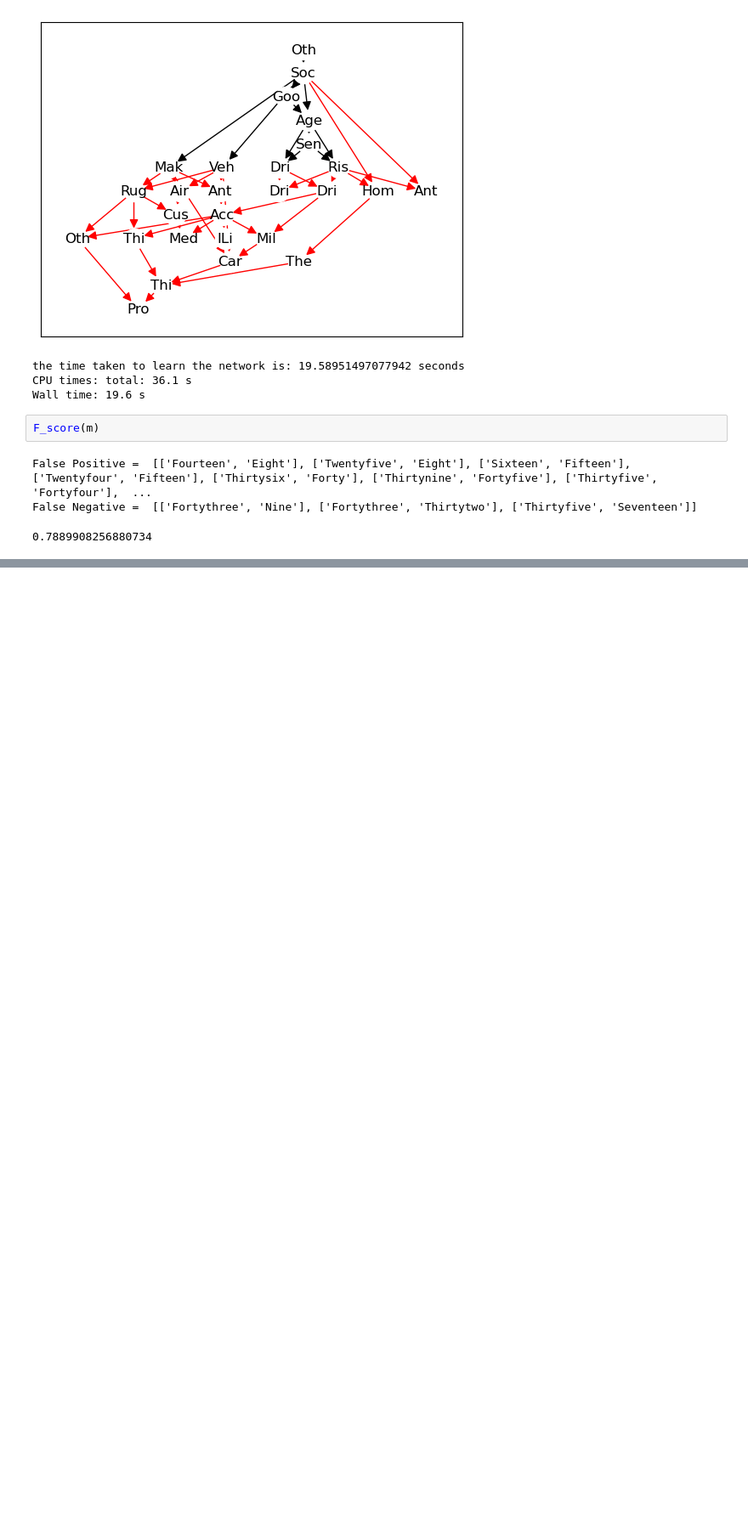
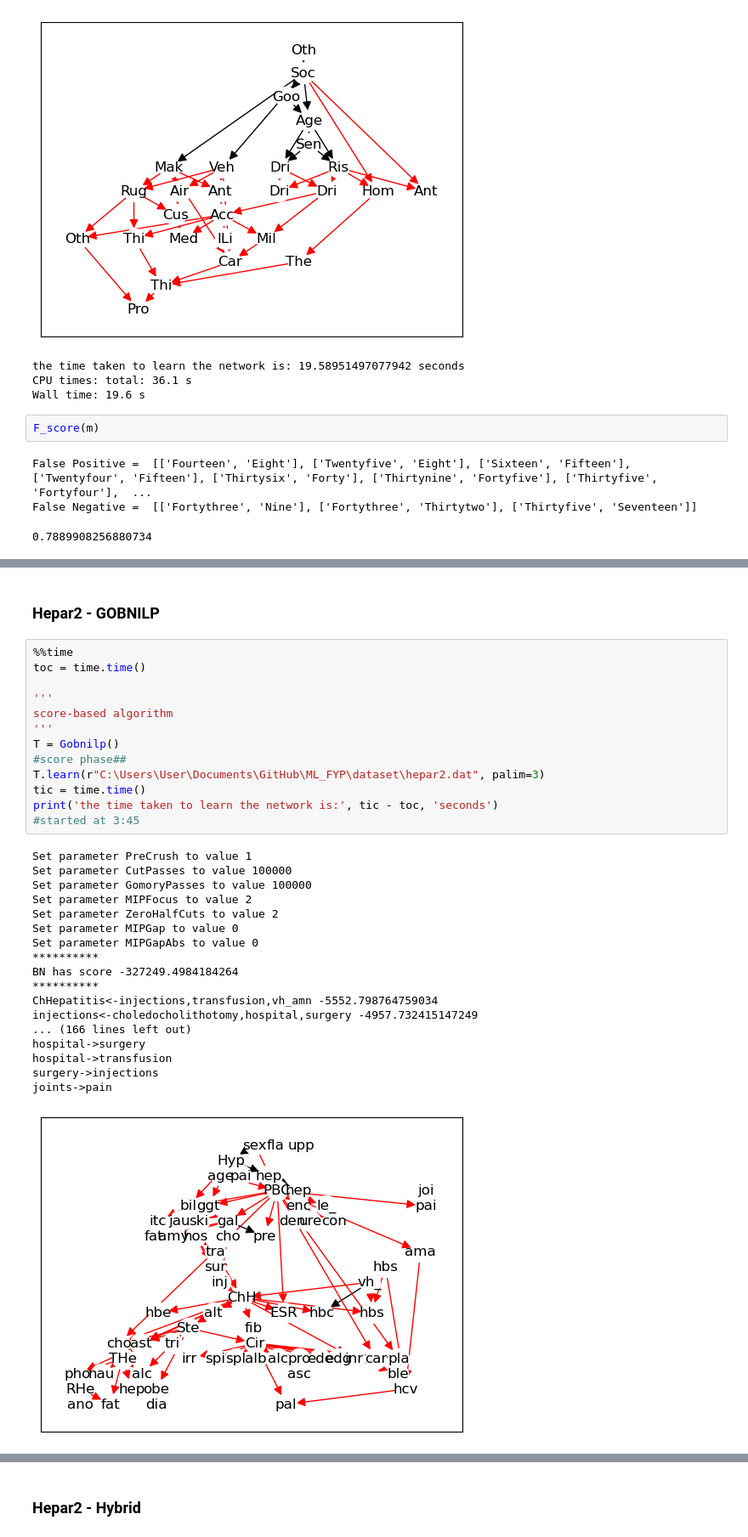
Before and after one commit to Elicit3495/ML_FYP, a Jupyter notebook: PC_SL.ipynb, the cells around one changed output, grey strips where cells are left out. Shown at 85% size. Cells and saved outputs as stored; diff of their text form; blank space fills up the shorter version.

```diff
--- a/PC_SL.ipynb
+++ b/PC_SL.ipynb
@@ -193,0 +288,34 @@ False Negative =  [['Fortythree', 'Nine'], ['Fortythree', 'Thirtytwo'], ['Thirty
+# %% [markdown]
+### Hepar2 - GOBNILP
+# %%
+%%time
+toc = time.time()
+
+'''
+score-based algorithm
+'''
+T = Gobnilp()
+#score phase##
+T.learn(r"C:\Users\User\Documents\GitHub\ML_FYP\dataset\hepar2.dat", palim=3)
+tic = time.time()
+print('the time taken to learn the network is:', tic - toc, 'seconds')
+#started at 3:45
+# %% [output]
+Set parameter PreCrush to value 1
+Set parameter CutPasses to value 100000
+Set parameter GomoryPasses to value 100000
+Set parameter MIPFocus to value 2
+Set parameter ZeroHalfCuts to value 2
+Set parameter MIPGap to value 0
+Set parameter MIPGapAbs to value 0
+**********
+BN has score -327249.4984184264
+**********
+ChHepatitis<-injections,transfusion,vh_amn -5552.798764759034
+injections<-choledocholithotomy,hospital,surgery -4957.732415147249
+... (166 lines left out)
+hospital->surgery
+hospital->transfusion
+surgery->injections
+joints->pain
+[figure, added]
@@ -193,0 +325,2 @@ False Negative =  [['Fortythree', 'Nine'], ['Fortythree', 'Thirtytwo'], ['Thirty
+# %% [markdown]
+### Hepar2 - Hybrid
```
Also changed, not shown: parts of 16 cells of this notebook, 2 other files.
